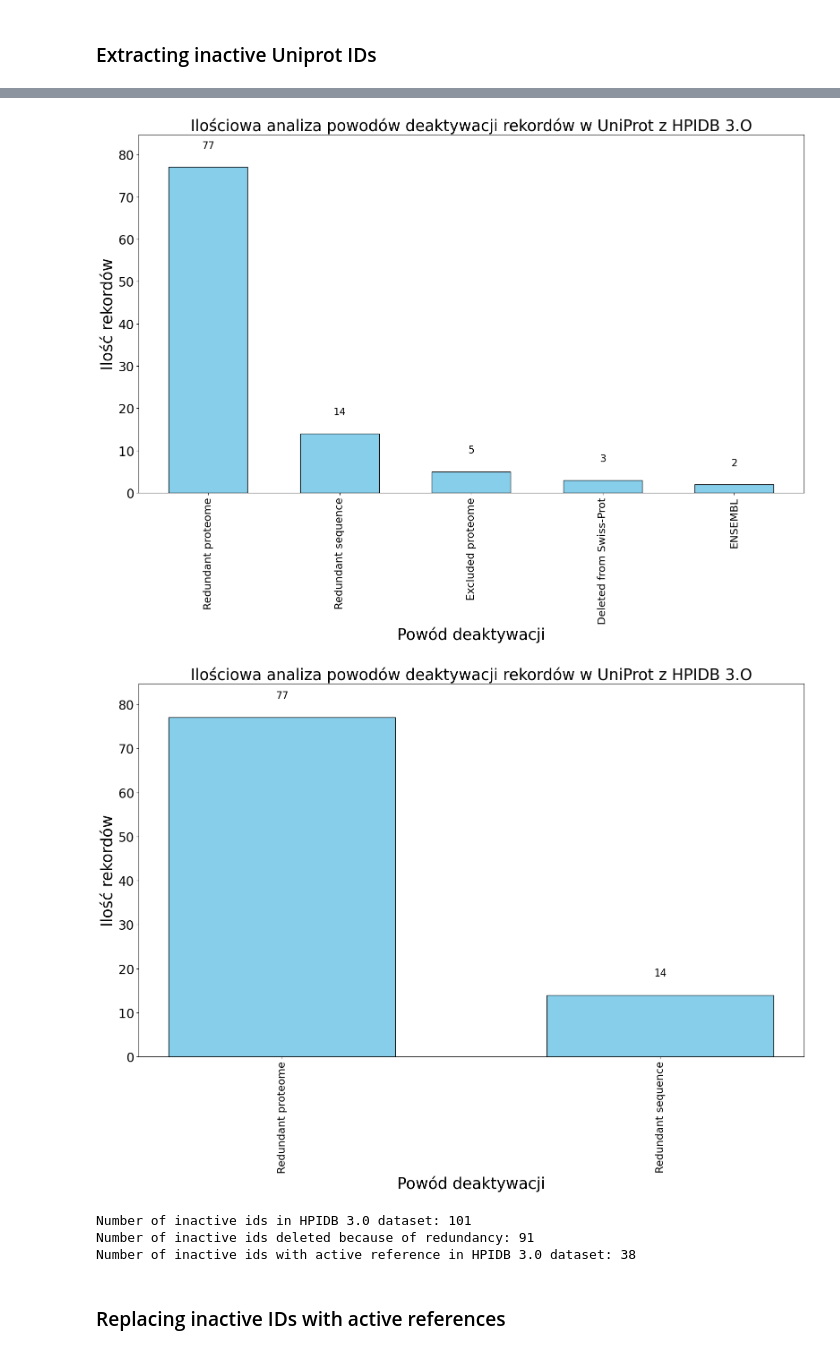
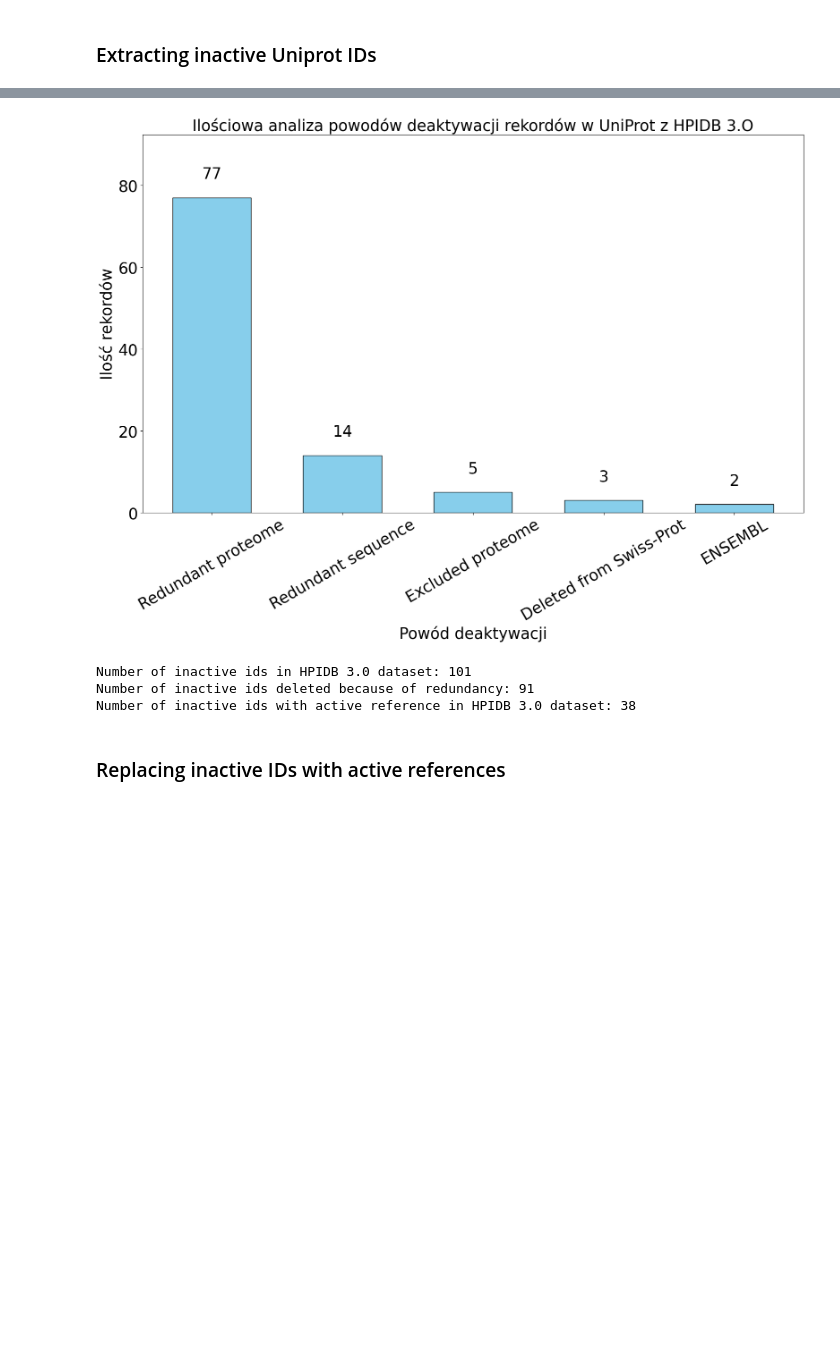
Before and after one commit to VVidm0/Bachelor-s_thesis, a Jupyter notebook: analysis/positive_dataset_analysis.ipynb, the cells around one changed output, grey strips where cells are left out. Drawn from its saved outputs; the diff is of its cells as text; code cells hidden in the pictures; blank space fills up the shorter version.

Commit message:
Adding images for generated plots and minor tweaking the code responsible for plotting.

```diff
--- a/analysis/positive_dataset_analysis.ipynb
+++ b/analysis/positive_dataset_analysis.ipynb
@@ -362,7 +353,7 @@ def plot_inactivationReason_json(json_file, dataset, language):
                 if record["to"]["entryType"] == "Inactive":
                     reason.append(str(record["to"]["inactiveReason"]["deletedReason"]))
 
-        to_histogram(reason, f"Ilościowa analiza powodów deaktywacji rekordów w UniProt z {dataset}", "Powód deaktywacji", "Ilość rekordów", 1, language)
+        to_histogram(reason, f"Ilościowa analiza powodów deaktywacji rekordów w UniProt z {dataset}", "Powód deaktywacji", "Ilość rekordów", 1, language, 30, f"{dataset}_inact.png")
 
 
 def uniparc_to_ref_uniprot(uniparc_json, dict_ids, output_file):
@@ -410,7 +401,7 @@ def plot_taxonomy(json_file, database, language, level, Type=None):
         plot_title = f"Taxonomy histogram from {database}"
         x_label = "Organism type"
         y_label = "Number of records"
-    to_histogram(tax, plot_title, x_label, y_label, 1, language)
+    to_histogram(tax, plot_title, x_label, y_label, 1, language, 90)
 
 def format_json(json_file):
     with open(json_file, 'r') as i:
@@ -500,22 +490,21 @@ Number of inactive ids with active reference in PHISTO dataset: 38
 # %%
 hpidb3_ids_file = "../datasets/HPIDB3/IDs_files/hpidb3_bacteria_id_uniprot.txt"
 hpidb3_json = "../datasets/HPIDB3/ID_map/hpidb3_bacteria_id_uniprot.json"
 hpidb3_uniparc_ids = "../datasets/HPIDB3/IDs_files/hpidb3_bacteria_id_uniparc.txt"
 hpidb3_json_inactive = "../datasets/HPIDB3/ID_map/hpidb3_bacteria_id_uniprot_inactive.json"
 
 hpidb3_inact, hpidb3_uniparc_dict = extract_uniparcIds_json(hpidb3_json, hpidb3_uniparc_ids, hpidb3_json_inactive)
 plot_inactivationReason_json(hpidb3_json, "HPIDB 3.O", "POL")
-plot_inactivationReason_json(hpidb3_json_inactive, "HPIDB 3.O", "POL")
+#plot_inactivationReason_json(hpidb3_json_inactive, "HPIDB 3.O", "POL")
 #Uniprot ID Mapping: hpidb3_uniparc_ids -> hpidb3_json_uniparc
 hpidb3_json_uniparc = "../datasets/HPIDB3/ID_map/hpidb3_bacteria_id_uniparc_map.json"
 hpidb3_uniparc_ref = "../datasets/HPIDB3/IDs_files/hpidb3_bacteria_id_uniprot_inactive_ref.txt"
 uniparc_to_ref_uniprot(hpidb3_json_uniparc, hpidb3_uniparc_dict, hpidb3_uniparc_ref)
 print(f"Number of inactive ids in HPIDB 3.0 dataset: {len(hpidb3_inact)}")
 print(f"Number of inactive ids deleted because of redundancy: {len(hpidb3_uniparc_dict)}")
 print(f"Number of inactive ids with active reference in HPIDB 3.0 dataset: {rows_count(hpidb3_uniparc_ref)}")
 # %% [output]
-[figure, old version]
+[figure, new version]
-[figure, removed]
 Number of inactive ids in HPIDB 3.0 dataset: 101
 Number of inactive ids deleted because of redundancy: 91
 Number of inactive ids with active reference in HPIDB 3.0 dataset: 38
```
Also changed, not shown: parts of 15 cells of this notebook, 11 other files.
